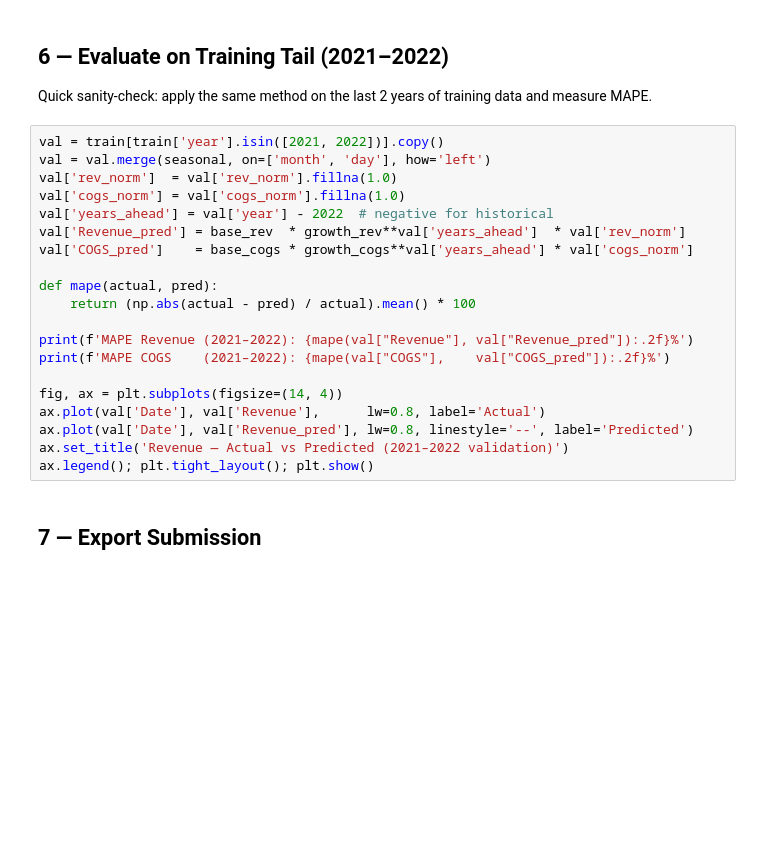
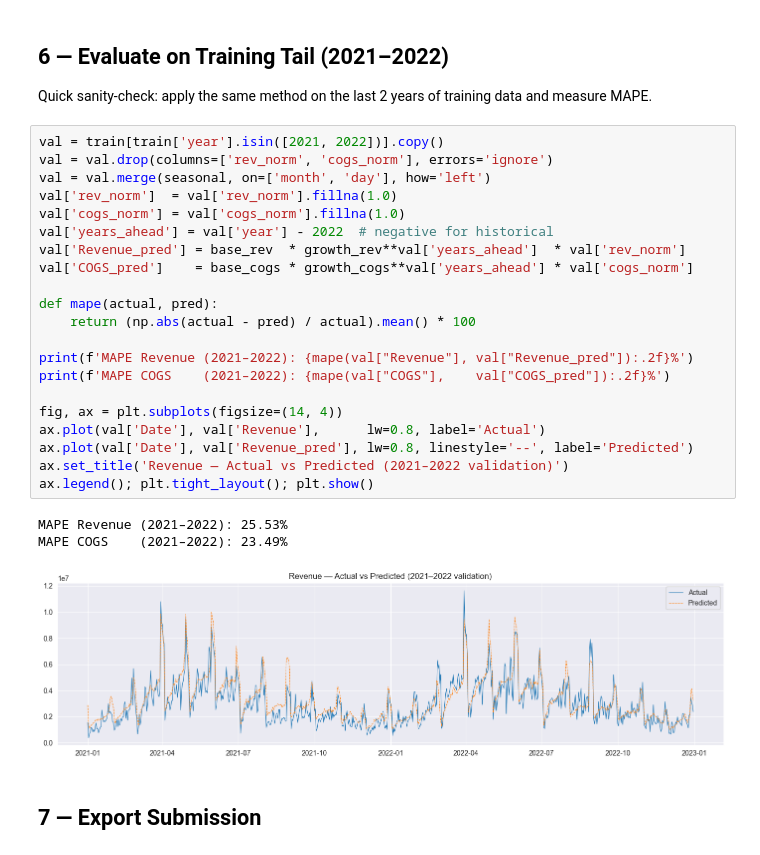
Before and after one commit to Trunglizabeth/Vin_AI_data_competitions_NewtonMethod, a Jupyter notebook: notebooks/baseline.ipynb, the cells around one changed output. Saved outputs shown, nothing was run; the diff lists cells and outputs as text; blank space fills up the shorter version.

```diff
--- a/notebooks/baseline.ipynb
+++ b/notebooks/baseline.ipynb
@@ -119,24 +176,29 @@ test[['Date','Revenue_pred','COGS_pred']].head(10)
 Quick sanity-check: apply the same method on the last 2 years of training data and measure MAPE.
 # %%
 val = train[train['year'].isin([2021, 2022])].copy()
+val = val.drop(columns=['rev_norm', 'cogs_norm'], errors='ignore')
 val = val.merge(seasonal, on=['month', 'day'], how='left')
 val['rev_norm']  = val['rev_norm'].fillna(1.0)
 val['cogs_norm'] = val['cogs_norm'].fillna(1.0)
 val['years_ahead'] = val['year'] - 2022  # negative for historical
 val['Revenue_pred'] = base_rev  * growth_rev**val['years_ahead']  * val['rev_norm']
 val['COGS_pred']    = base_cogs * growth_cogs**val['years_ahead'] * val['cogs_norm']
 
 def mape(actual, pred):
     return (np.abs(actual - pred) / actual).mean() * 100
 
 print(f'MAPE Revenue (2021–2022): {mape(val["Revenue"], val["Revenue_pred"]):.2f}%')
 print(f'MAPE COGS    (2021–2022): {mape(val["COGS"],    val["COGS_pred"]):.2f}%')
 
 fig, ax = plt.subplots(figsize=(14, 4))
 ax.plot(val['Date'], val['Revenue'],      lw=0.8, label='Actual')
 ax.plot(val['Date'], val['Revenue_pred'], lw=0.8, linestyle='--', label='Predicted')
 ax.set_title('Revenue — Actual vs Predicted (2021–2022 validation)')
 ax.legend(); plt.tight_layout(); plt.show()
+# %% [output]
+MAPE Revenue (2021–2022): 25.53%
+MAPE COGS    (2021–2022): 23.49%
+[figure, added]
 # %% [markdown]
 ## 7 — Export Submission
 # %%
```
Also changed, not shown: parts of 9 cells of this notebook, 5 other files.
